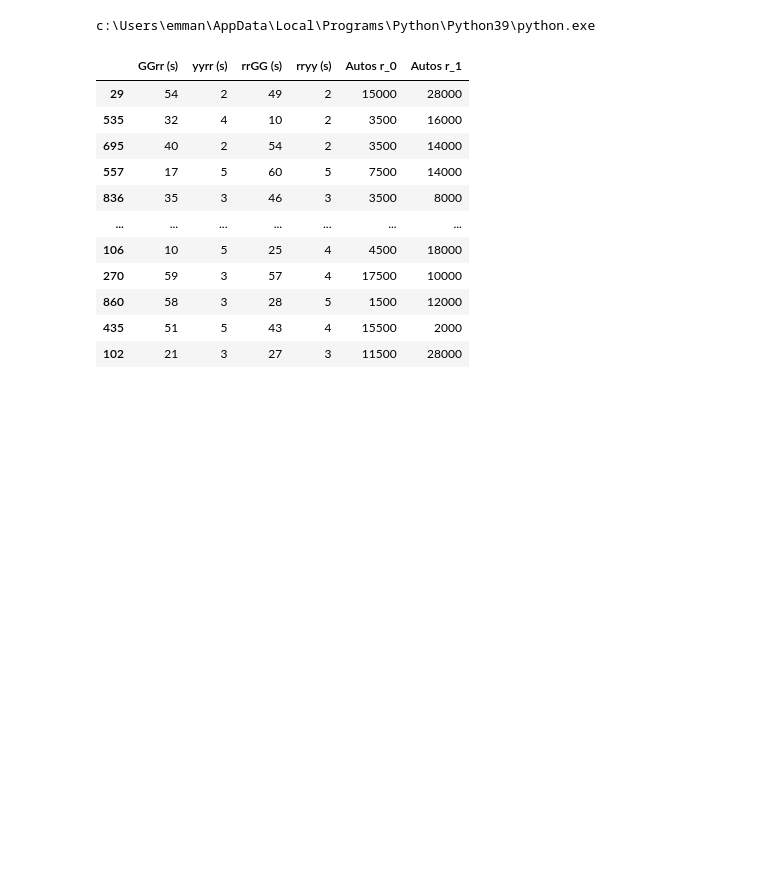
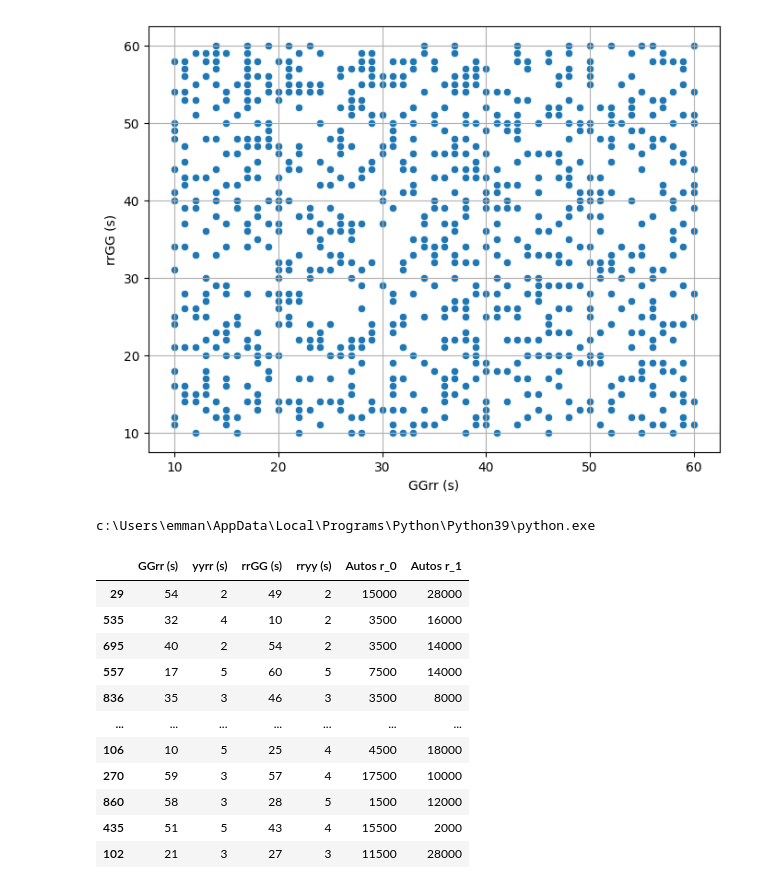
Before and after one commit to Emmatap31/Sumo_EjeCentral, a Jupyter notebook: regresionmult3.ipynb, the cells around one changed output. Saved outputs shown, nothing was run; the diff lists cells and outputs as text; code cells hidden in the pictures; blank space fills up the shorter version.

```diff
--- a/regresionmult3.ipynb
+++ b/regresionmult3.ipynb
@@ -14,6 +14,17 @@ variable_dependiente = 'Tiempo promedio'
 
 X = data[variables_independientes]
 y = data[variable_dependiente]
+# %%
+import matplotlib.pyplot as plt
+import seaborn as sns
+
+
+plt.figure(figsize=(8, 6))
+sns.scatterplot(x=data['GGrr (s)'], y=data['rrGG (s)'])
+plt.grid(True)
+plt.show()
+# %% [output]
+[figure, added]
 # %%
 import sys
 print(sys.executable)
```
Also changed, not shown: 10 other files.
